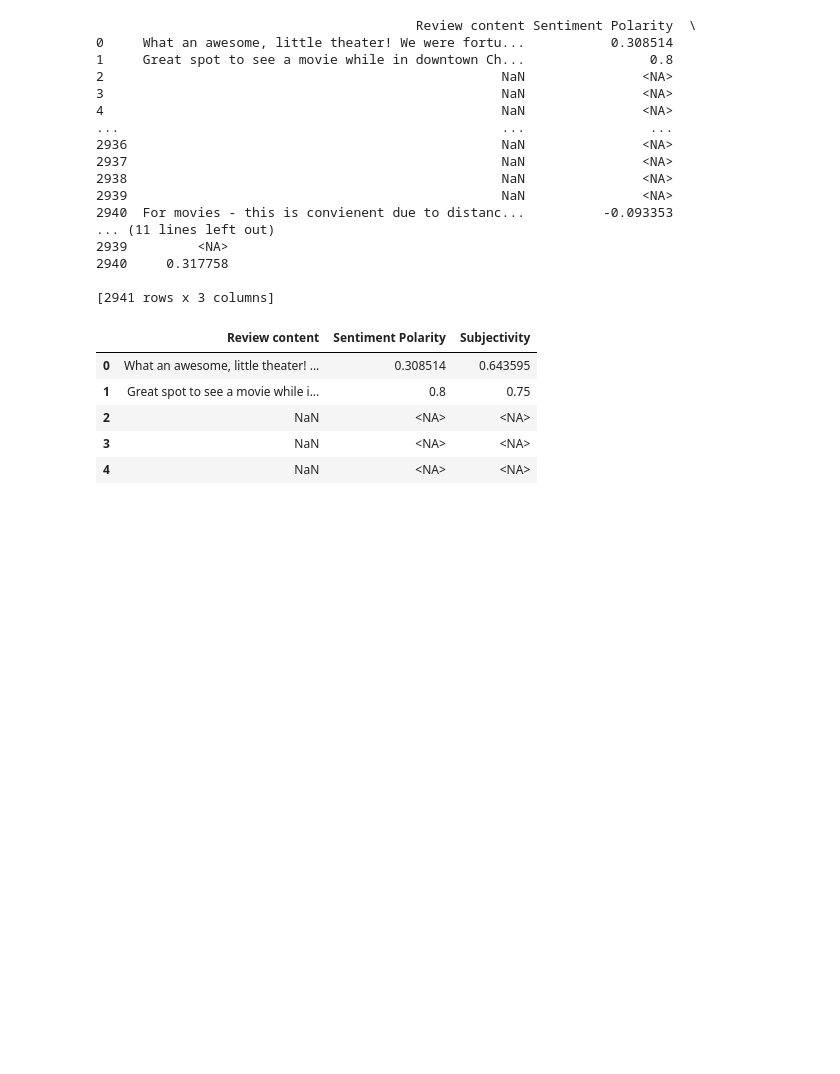
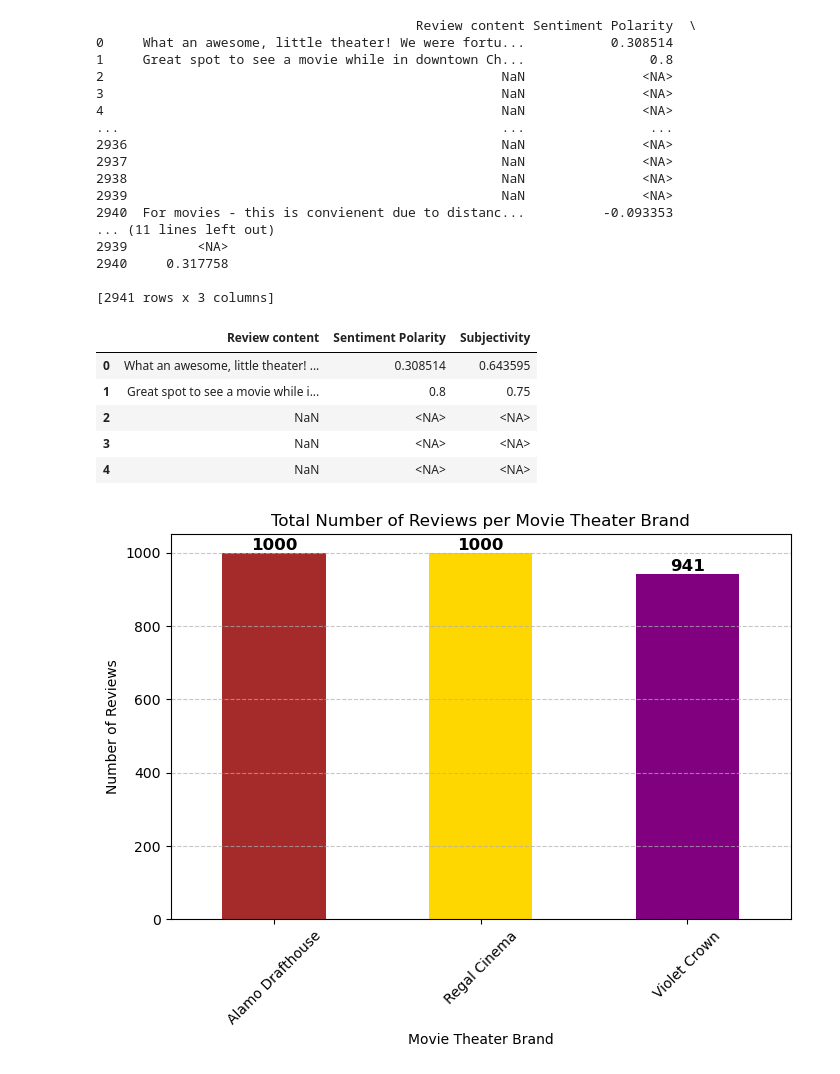
Before and after one commit to ChrisxCross2003/DS4002Project1, a Jupyter notebook: Scripts/sentiment_analysis.ipynb, the cells around one changed output. Saved outputs shown, nothing was run; the diff lists cells and outputs as text; code cells hidden in the pictures; blank space fills up the shorter version.

Commit message:
Add files via upload
Exported and included the code for the plot of total reviews per brand

```diff
--- a/Scripts/sentiment_analysis.ipynb
+++ b/Scripts/sentiment_analysis.ipynb
@@ -100,0 +113,27 @@ sentiment_df.head()
+# %%
+import pandas as pd
+import matplotlib.pyplot as plt
+
+# Count the number of reviews per brand
+review_counts = movies_df["Theater Name"].value_counts()
+
+# Plot the bar chart
+plt.figure(figsize=(8, 5))
+bars = review_counts.plot(kind="bar", color=["brown", "gold", "purple"])
+
+# Add labels on top of each bar
+for bar in bars.containers[0]:  # Use 'bar.containers[0]' to access the bars
+    plt.text(bar.get_x() + bar.get_width()/2, bar.get_height(), str(int(bar.get_height())),
+             ha='center', va='bottom', fontsize=12, fontweight='bold')
+
+# Labels and title
+plt.xlabel("Movie Theater Brand")
+plt.ylabel("Number of Reviews")
+plt.title("Total Number of Reviews per Movie Theater Brand")
+plt.xticks(rotation=45)
+plt.grid(axis='y', linestyle='--', alpha=0.7)
+
+# Show plot
+plt.show()
+# %% [output]
+[figure, added]
```
Also changed, not shown: parts of 2 cells of this notebook.
